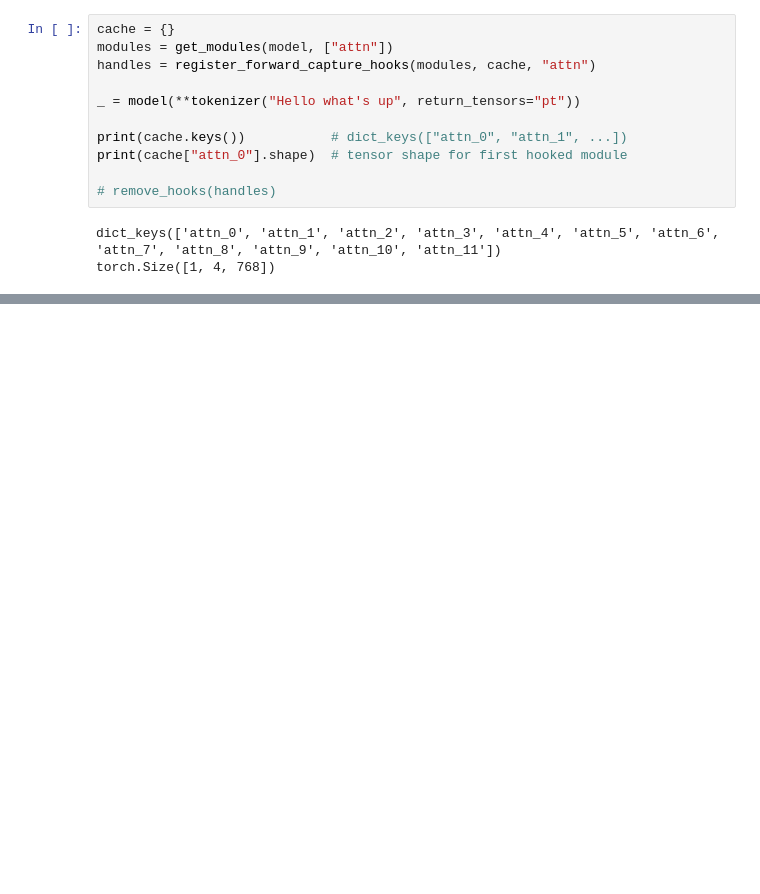
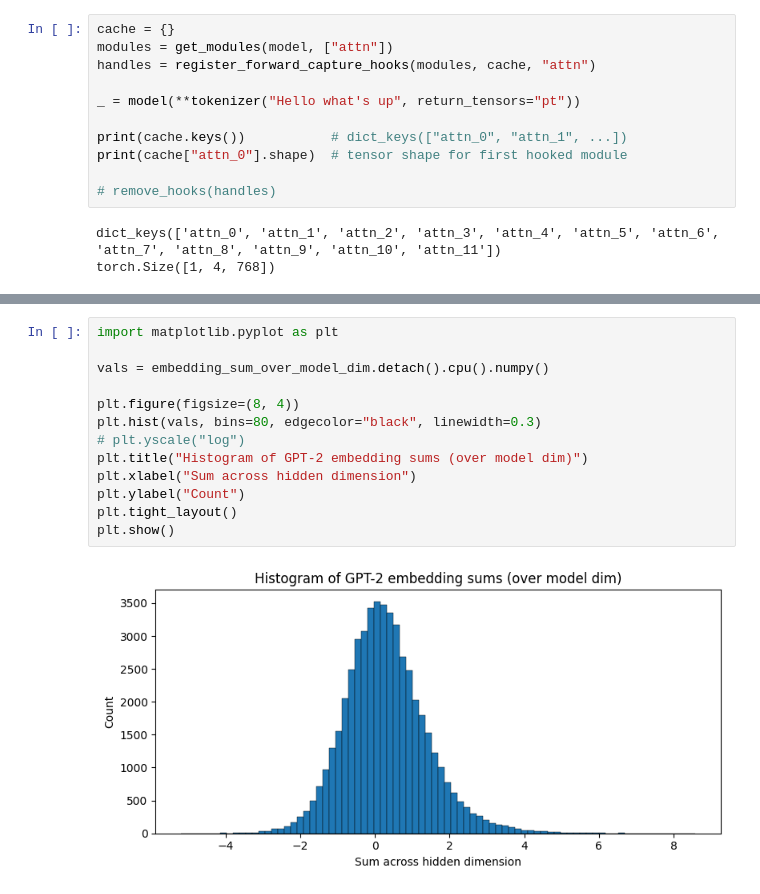
Before and after one commit to Helios113/homeomorphism, a Jupyter notebook: notebooks/testing.ipynb, the cells around one changed output, grey strips where cells are left out. Cells and saved outputs as stored; diff of their text form; blank space fills up the shorter version.

```diff
--- a/notebooks/testing.ipynb
+++ b/notebooks/testing.ipynb
@@ -36,0 +60,15 @@ torch.Size([1, 2, 768, 1, 2, 768])
+# %%
+import matplotlib.pyplot as plt
+
+vals = embedding_sum_over_model_dim.detach().cpu().numpy()
+
+plt.figure(figsize=(8, 4))
+plt.hist(vals, bins=80, edgecolor="black", linewidth=0.3)
+# plt.yscale("log")
+plt.title("Histogram of GPT-2 embedding sums (over model dim)")
+plt.xlabel("Sum across hidden dimension")
+plt.ylabel("Count")
+plt.tight_layout()
+plt.show()
+# %% [output]
+[figure, added]
```
Also changed, not shown: parts of 11 cells of this notebook, 2 other files.
